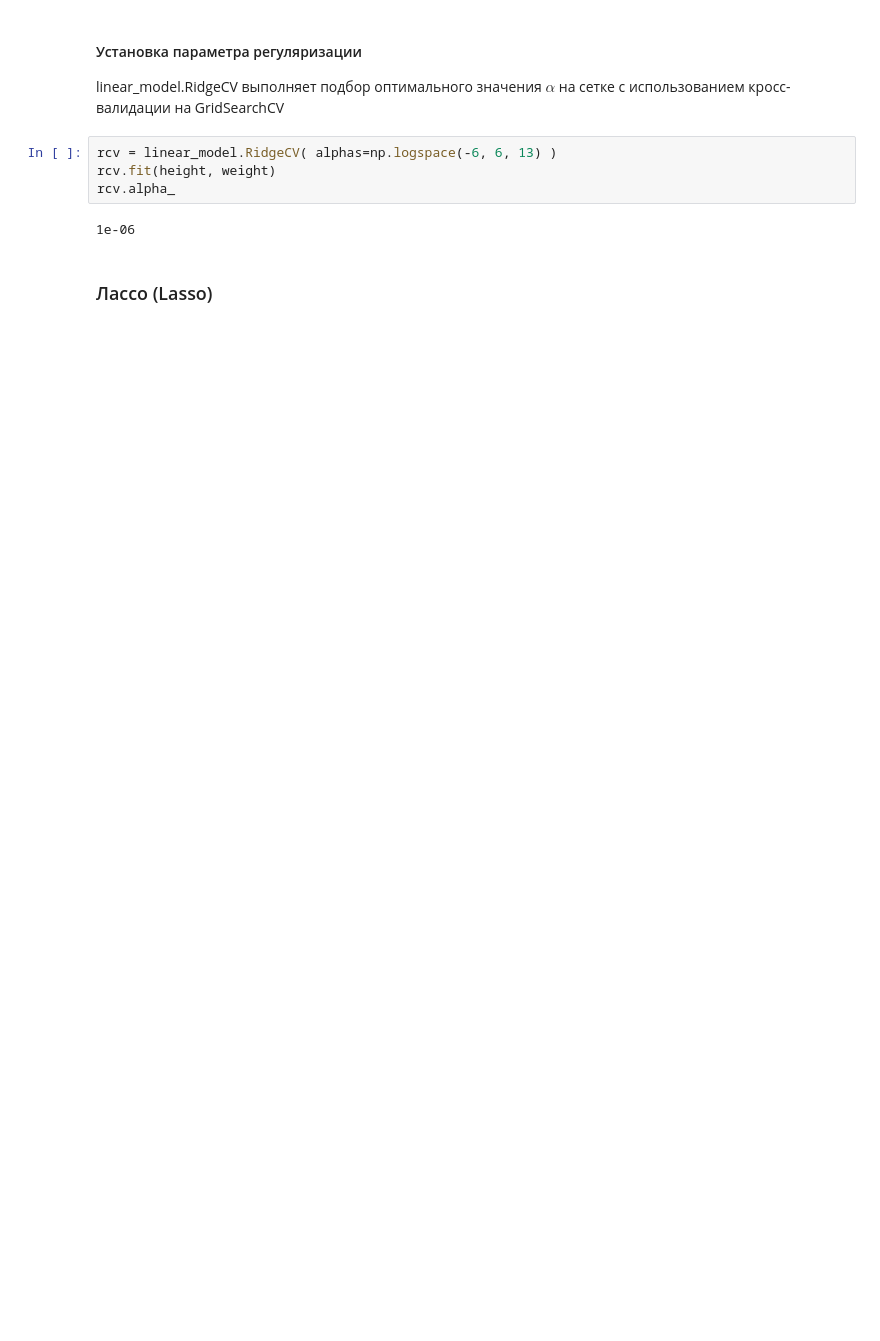
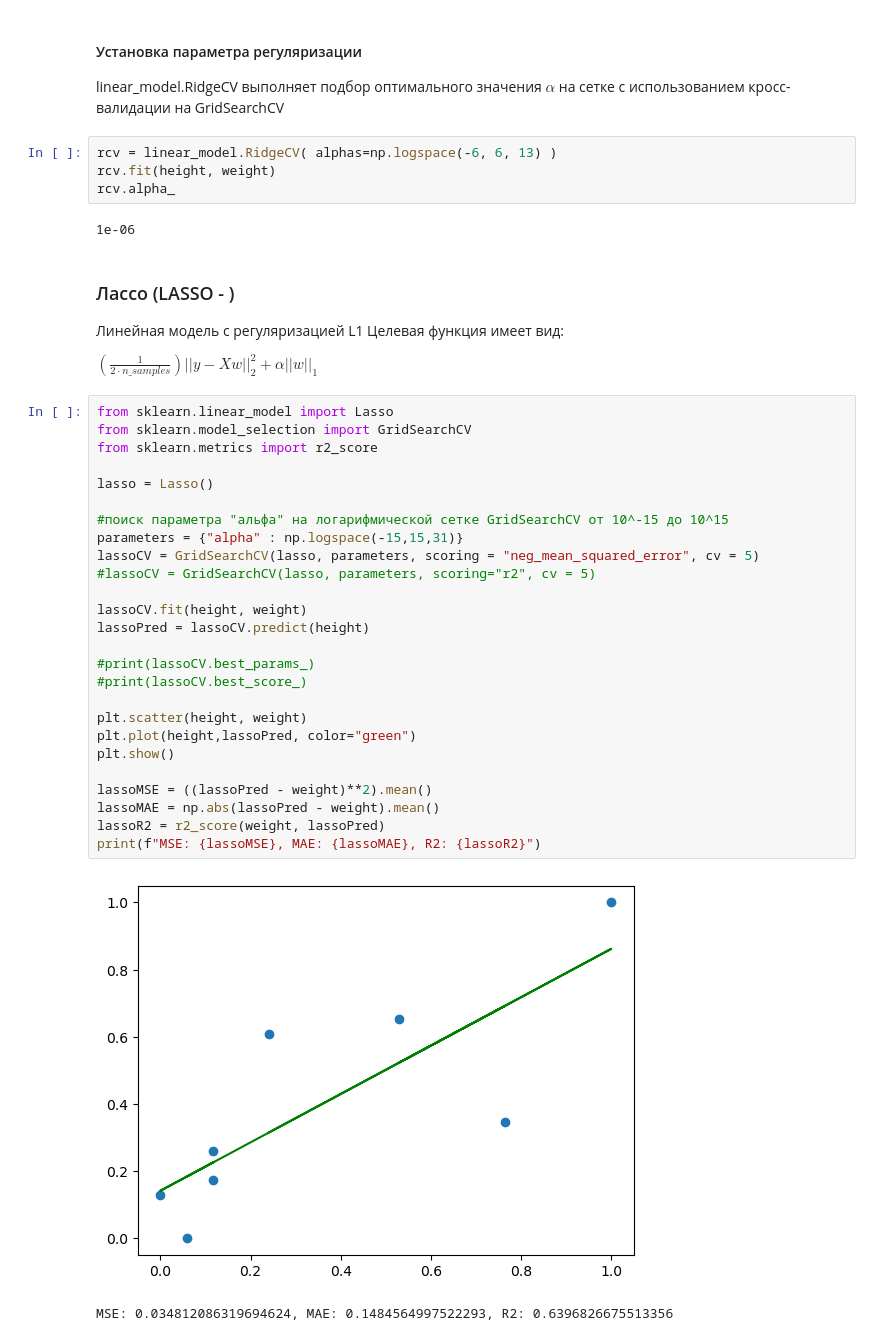
Before and after one commit to Letch49/ML_VVSU_2023, a Jupyter notebook: lec05/lec05.ipynb, the cells around one changed output. Saved outputs shown, nothing was run; the diff lists cells and outputs as text; blank space fills up the shorter version.

```diff
--- a/lec05/lec05.ipynb
+++ b/lec05/lec05.ipynb
@@ -431,4 +433,38 @@ rcv.alpha_
 # %% [output]
 1e-06
 # %% [markdown]
-### Лассо (Lasso)
+### Лассо (LASSO - )
+
+Линейная модель с регуляризацией L1
+Целевая функция имеет вид:
+
+$\left(\frac{1}{2 \cdot n\_samples}\right) ||y - Xw||^2_2 + \alpha ||w||_1$
+# %%
+from sklearn.linear_model import Lasso
+from sklearn.model_selection import GridSearchCV
+from sklearn.metrics import r2_score
+
+lasso = Lasso()
+
+#поиск параметра "альфа" на логарифмической сетке GridSearchCV от 10^-15 до 10^15
+parameters = {"alpha" : np.logspace(-15,15,31)}
+lassoCV = GridSearchCV(lasso, parameters, scoring = "neg_mean_squared_error", cv = 5)
+#lassoCV = GridSearchCV(lasso, parameters, scoring="r2", cv = 5)
+
+lassoCV.fit(height, weight)
+lassoPred = lassoCV.predict(height)
+
+#print(lassoCV.best_params_)
+#print(lassoCV.best_score_)
+
+plt.scatter(height, weight)
+plt.plot(height,lassoPred, color="green")
+plt.show()
+
+lassoMSE = ((lassoPred - weight)**2).mean()
+lassoMAE = np.abs(lassoPred - weight).mean()
+lassoR2 = r2_score(weight, lassoPred)
+print(f"MSE: {lassoMSE}, MAE: {lassoMAE}, R2: {lassoR2}")
+# %% [output]
+[figure, added]
+MSE: 0.034812086319694624, MAE: 0.1484564997522293, R2: 0.6396826675513356
```
Also changed, not shown: parts of 19 cells of this notebook, 1 other file.
